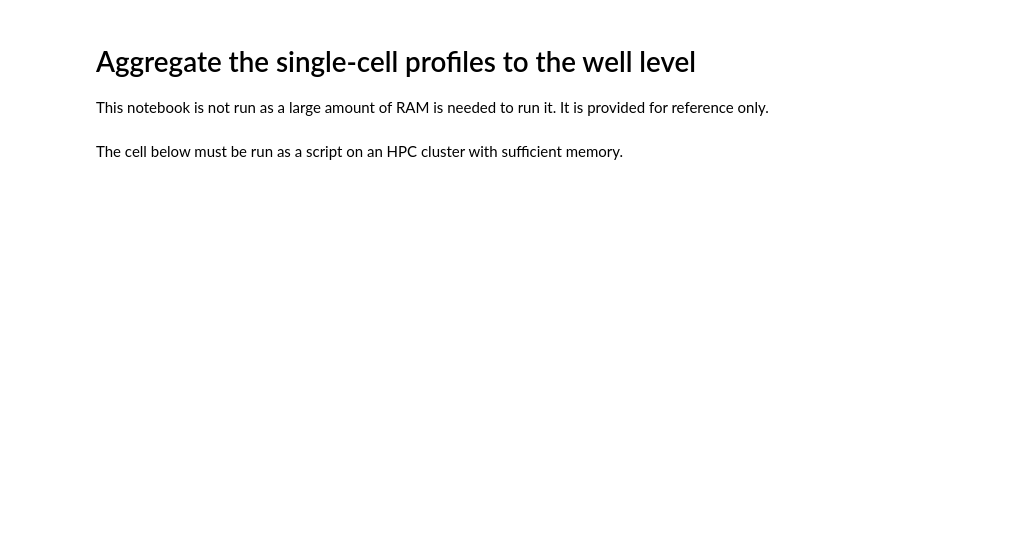
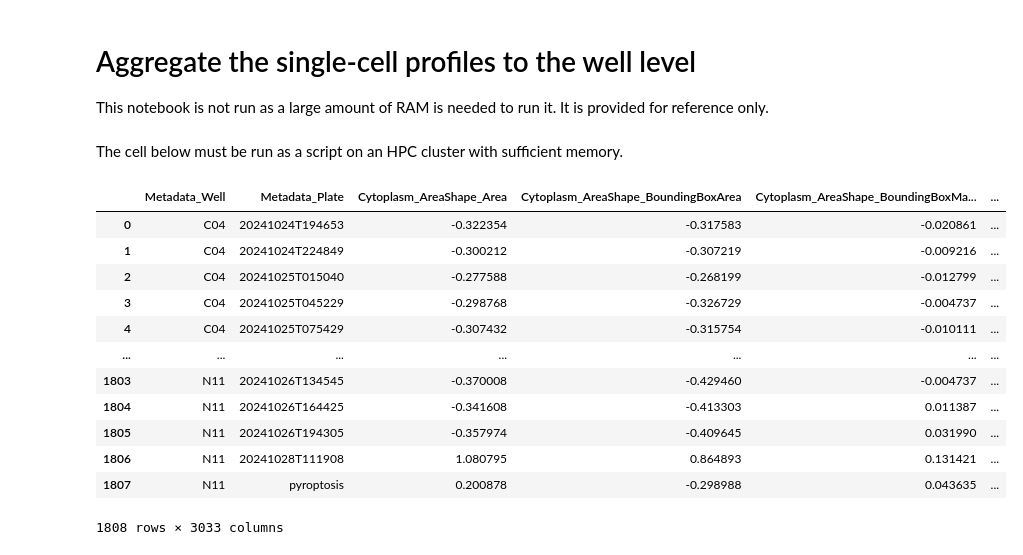
Before and after one commit to MikeLippincott/pyroptosis_live-cell_timelapse, a Jupyter notebook: Wave1_data/4.processing_profiled_features/notebooks/5.aggregate_profiles.ipynb, the cells around one changed output. Drawn from its saved outputs; the diff is of its cells as text; code cells hidden in the pictures; blank space fills up the shorter version.

```diff
--- a/Wave1_data/4.processing_profiled_features/notebooks/5.aggregate_profiles.ipynb
+++ b/Wave1_data/4.processing_profiled_features/notebooks/5.aggregate_profiles.ipynb
@@ -59,3 +59,23 @@ dict_of_inputs = {
 }
 # %% [markdown]
 The cell below must be run as a script on an HPC cluster with sufficient memory.
+# %%
+path = pathlib.Path(
+    "../data/preprocessed/live_cell_pyroptosis_wave1_first_time_norm_agg_subset_testing_data.parquet"
+).resolve(strict=True)
+df = pd.read_parquet(path)
+df
+# %% [output]
+|  | Metadata_Well | Metadata_Plate | Cytoplasm_AreaShape_Area | Cytoplasm_AreaShape_BoundingBoxArea | Cytoplasm_AreaShape_BoundingBoxMa... | ... |
+| 0 | C04 | 20241024T194653 | -0.322354 | -0.317583 | -0.020861 | ... |
+| 1 | C04 | 20241024T224849 | -0.300212 | -0.307219 | -0.009216 | ... |
+| 2 | C04 | 20241025T015040 | -0.277588 | -0.268199 | -0.012799 | ... |
+| 3 | C04 | 20241025T045229 | -0.298768 | -0.326729 | -0.004737 | ... |
+| 4 | C04 | 20241025T075429 | -0.307432 | -0.315754 | -0.010111 | ... |
+| ... | ... | ... | ... | ... | ... | ... |
+| 1803 | N11 | 20241026T134545 | -0.370008 | -0.429460 | -0.004737 | ... |
+| 1804 | N11 | 20241026T164425 | -0.341608 | -0.413303 | 0.011387 | ... |
+| 1805 | N11 | 20241026T194305 | -0.357974 | -0.409645 | 0.031990 | ... |
+| 1806 | N11 | 20241028T111908 | 1.080795 | 0.864893 | 0.131421 | ... |
+| 1807 | N11 | pyroptosis | 0.200878 | -0.298988 | 0.043635 | ... |
+1808 rows × 3033 columns
```
Also changed, not shown: parts of 1 cell of this notebook, 2 other files.
